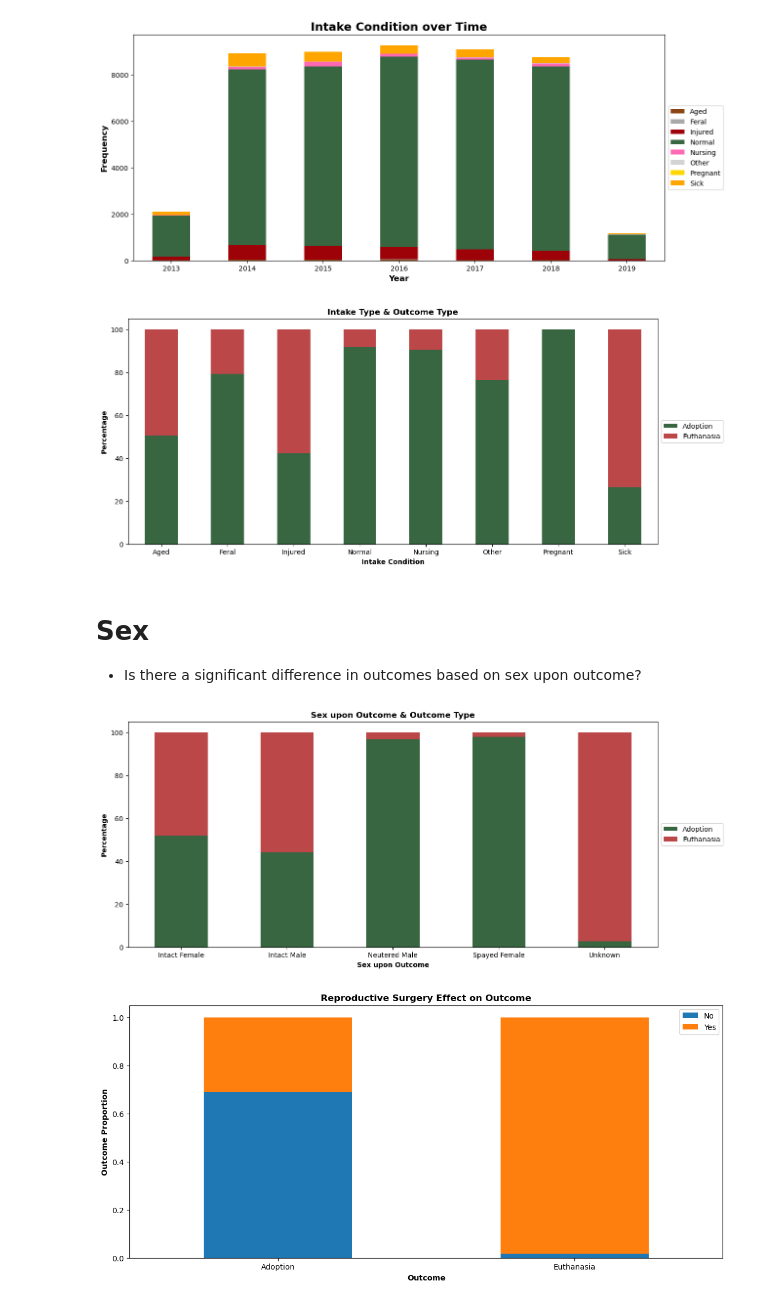
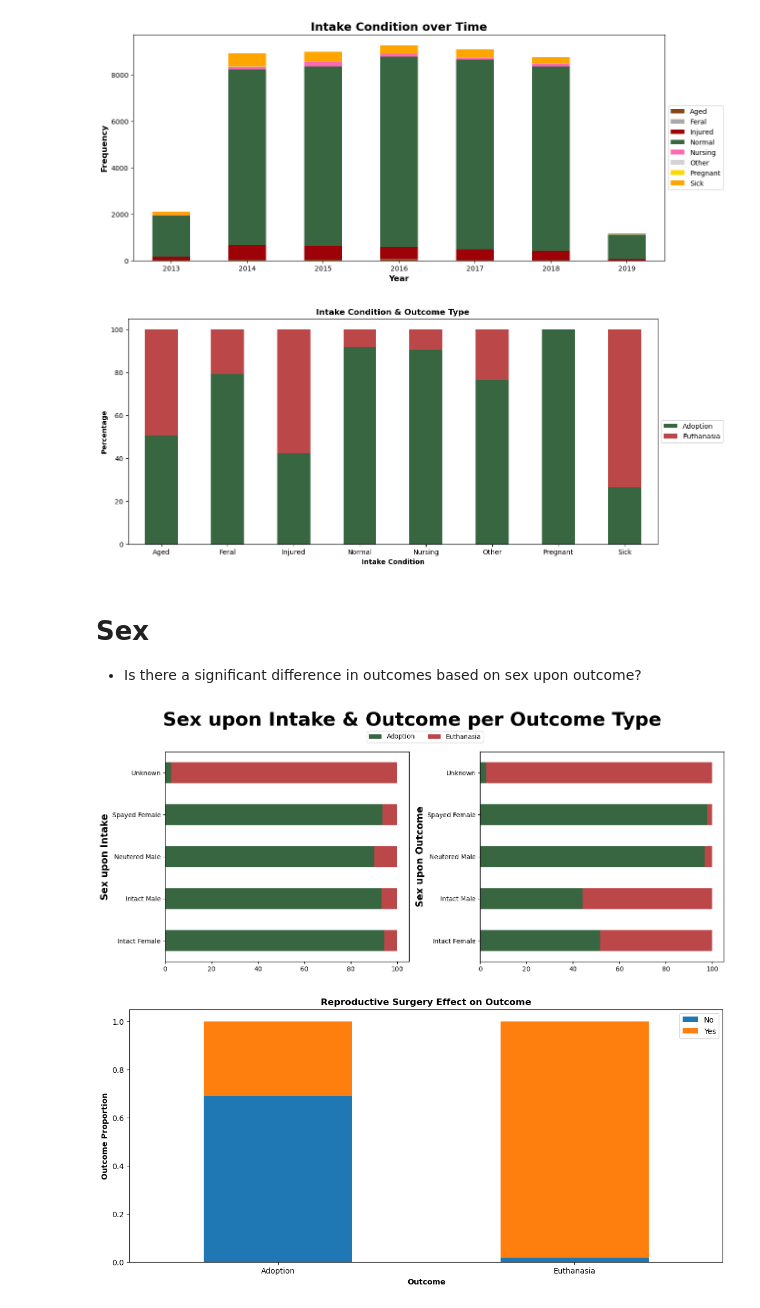
Before and after one commit to ds-pouya/Classification, a Jupyter notebook: Animal_Shelter/AnimalShelter.ipynb, the cells around one changed output. Saved outputs shown, nothing was run; the diff lists cells and outputs as text; code cells hidden in the pictures.

```diff
--- a/Animal_Shelter/AnimalShelter.ipynb
+++ b/Animal_Shelter/AnimalShelter.ipynb
@@ -24,7 +24,7 @@ plt.rcParams['figure.figsize'] = [14, 6]
 # %% [markdown]
 # Importing Data
 # %%
-df = pd.read_excel('./AnimalShelter.xlsx')
+df = pd.read_excel('./data/AnimalShelter.xlsx')
 df.head()
 # %% [output]
 |  | Animal ID | Name | IntakeDT | OutcomeDT | DOB | Intake Type | Intake Condition | Animal Type | ... |
@@ -410,25 +410,44 @@ crosstab_normalized = crosstab.div(crosstab.sum(axis=1), axis=0)*100
 crosstab_normalized.plot(kind='bar', stacked=True, color=outcome_palette)
 plt.ylabel('Percentage', fontweight='bold')
 plt.xlabel('Intake Condition', fontweight='bold')
-plt.title('Intake Type & Outcome Type', fontweight='bold')
+plt.title('Intake Condition & Outcome Type', fontweight='bold')
 plt.xticks(rotation=0)
 plt.legend(loc='center left', bbox_to_anchor=(1, 0.5));
 # %% [output]
-[figure, old version]
+[figure, new version]
 # %% [markdown]
 # Sex
 * Is there a significant difference in outcomes based on sex upon outcome?
 # %%
-crosstab = pd.crosstab(df["Sex upon Outcome"], df["Outcome Type"])
-crosstab_normalized = crosstab.div(crosstab.sum(axis=1), axis=0)*100
-crosstab_normalized.plot(kind='bar', stacked=True, color=outcome_palette)
-plt.ylabel('Percentage', fontweight='bold')
-plt.xlabel('Sex upon Outcome', fontweight='bold')
-plt.title('Sex upon Outcome & Outcome Type', fontweight='bold')
-plt.xticks(rotation=0)
-plt.legend(loc='center left', bbox_to_anchor=(1, 0.5));
+fig, (ax1, ax2) = plt.subplots(nrows=1, ncols=2)
+
+# Calculating the frequency of outcome type in different sex category upon intake & outcome
+sex_in = pd.crosstab(df["Sex upon Intake"], df["Outcome Type"])
+sex_in_normalized = sex_in.div(sex_in.sum(axis=1), axis=0)*100
+
+
+# Calculating the relative frequency of outcome type in different sex category upon intake & outcome
+sex_out = pd.crosstab(df["Sex upon Outcome"], df["Outcome Type"])
+sex_out_normalized = sex_out.div(sex_out.sum(axis=1), axis=0)*100
+
+# Plotting
+ax1 = sex_in_normalized.plot(kind='barh', stacked=True, color=outcome_palette, ax=ax1)
+ax2 = sex_out_normalized.plot(kind='barh', stacked=True, color=outcome_palette, ax=ax2)
+
+# Chart Annotation
+plt.suptitle('Sex upon Intake & Outcome per Outcome Type', fontweight='bold', fontsize = 30)
+fig.legend(ax1.get_legend_handles_labels()[0], ax1.get_legend_handles_labels()[1], loc='upper center',
+           ncol=2, bbox_to_anchor=(0.52, 0.92))
+
+ax1.legend_.remove()
+ax2.legend_.remove()
+
+ax1.set_ylabel('Sex upon Intake', fontweight='bold', fontsize=15)
+ax2.set_ylabel('Sex upon Outcome', fontweight='bold', fontsize=15)
+plt.tight_layout(rect=[0, 0, 1, 0.95])
+plt.show()
 # %% [output]
-[figure, old version]
+[figure, new version]
 # %%
 # Since the distribution of Sex is different at intake and outcome, we need a boolean variable
 # to consider the effect of any surgey on the outcome
```
Also changed, not shown: parts of 5 cells of this notebook.
